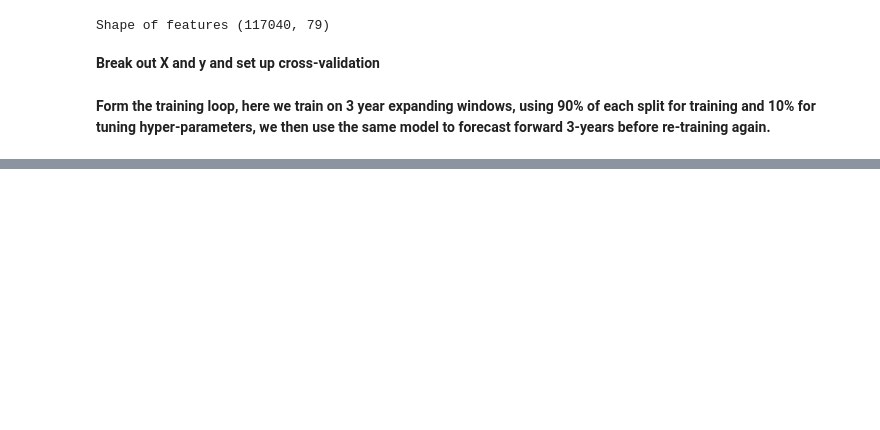
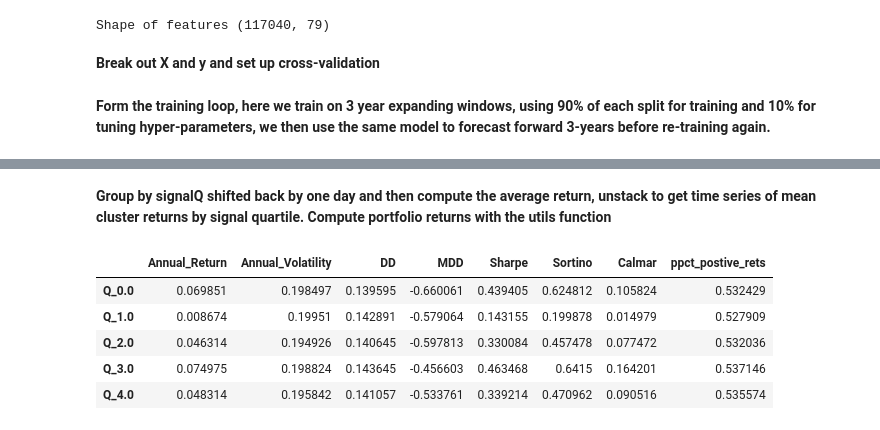
Before and after one commit to cleoisme/GT-CSE6242-DVA-Project, a Jupyter notebook: cluster_forecast.ipynb, the cells around one changed output, grey strips where cells are left out. Drawn from its saved outputs; the diff is of its cells as text; code cells hidden in the pictures; blank space fills up the shorter version.

```diff
--- a/cluster_forecast.ipynb
+++ b/cluster_forecast.ipynb
@@ -227,0 +259,14 @@ predictions['signal_quintiles_shift'] = predictions.groupby(by='cluster')['signa
+# %% [markdown]
+**Group by signalQ shifted back by one day and then compute the average return, unstack to get time series of mean cluster returns by signal quartile. Compute portfolio returns with the utils function**
+# %%
+rets = predictions.groupby(by=['date', 'signalQ'])['1d_ret'].mean().unstack()
+rets.rename(columns={col: f'Q_{col}' for col in rets.columns}, inplace=True)
+
+get_returns_breakout(rets)
+# %% [output]
+|  | Annual_Return | Annual_Volatility | DD | MDD | Sharpe | Sortino | Calmar | ppct_postive_rets |
+| Q_0.0 | 0.069851 | 0.198497 | 0.139595 | -0.660061 | 0.439405 | 0.624812 | 0.105824 | 0.532429 |
+| Q_1.0 | 0.008674 | 0.19951 | 0.142891 | -0.579064 | 0.143155 | 0.199878 | 0.014979 | 0.527909 |
+| Q_2.0 | 0.046314 | 0.194926 | 0.140645 | -0.597813 | 0.330084 | 0.457478 | 0.077472 | 0.532036 |
+| Q_3.0 | 0.074975 | 0.198824 | 0.143645 | -0.456603 | 0.463468 | 0.6415 | 0.164201 | 0.537146 |
+| Q_4.0 | 0.048314 | 0.195842 | 0.141057 | -0.533761 | 0.339214 | 0.470962 | 0.090516 | 0.535574 |
```
Also changed, not shown: parts of 11 cells of this notebook, 2 other files.
